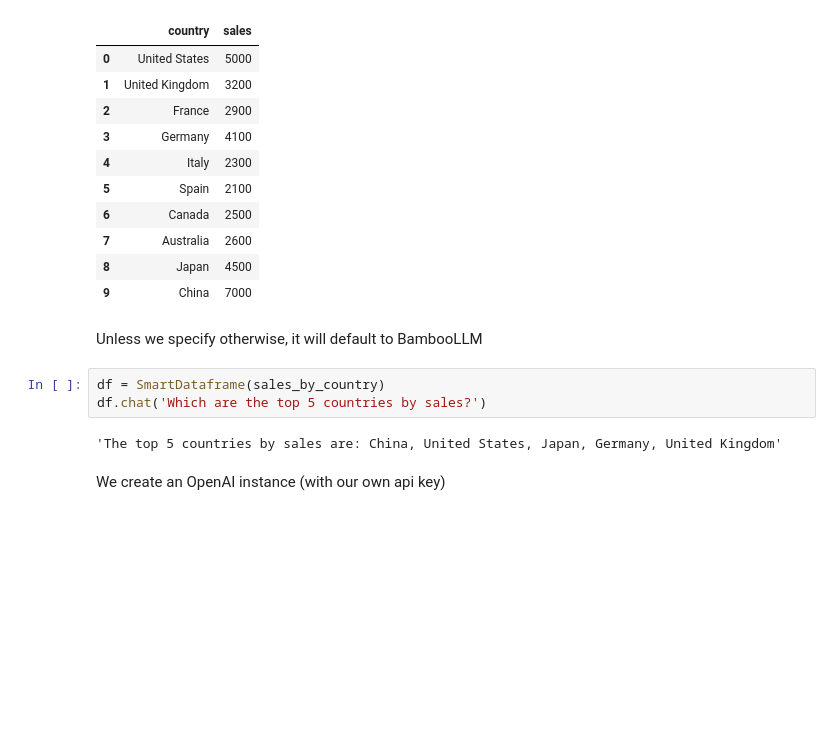
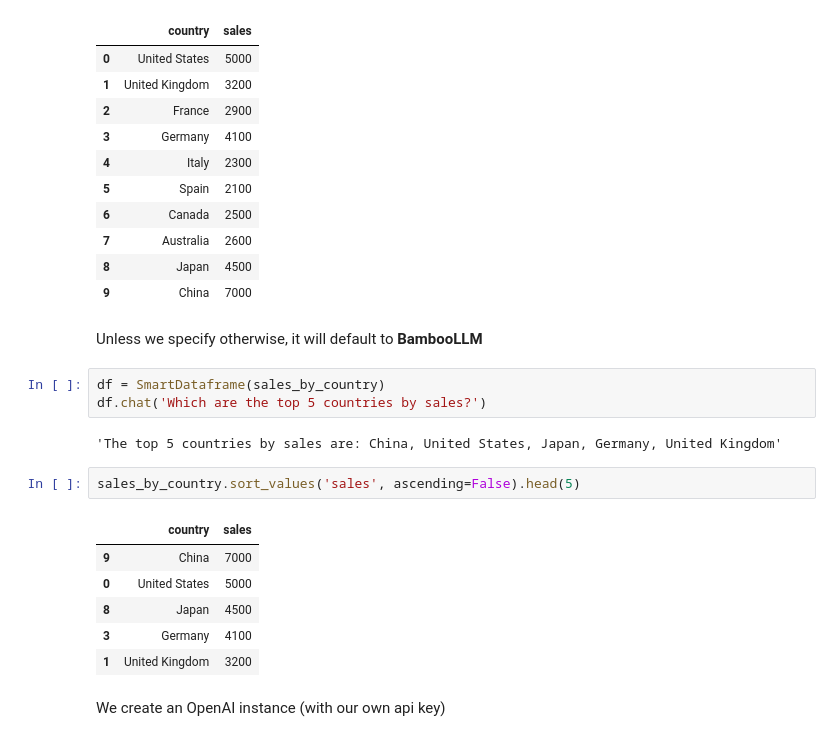
Before and after one commit to DataForScience/LLM4DS, a Jupyter notebook: 5. PandasAI.ipynb, the cells around one changed output. Cells and saved outputs as stored; diff of their text form; blank space fills up the shorter version.

```diff
--- a/5. PandasAI.ipynb
+++ b/5. PandasAI.ipynb
@@ -75,12 +72,21 @@ sales_by_country
 | 8 | Japan | 4500 |
 | 9 | China | 7000 |
 # %% [markdown]
-Unless we specify otherwise, it will default to BambooLLM
+Unless we specify otherwise, it will default to __BambooLLM__
 # %%
 df = SmartDataframe(sales_by_country)
 df.chat('Which are the top 5 countries by sales?')
 # %% [output]
 'The top 5 countries by sales are: China, United States, Japan, Germany, United Kingdom'
+# %%
+sales_by_country.sort_values('sales', ascending=False).head(5)
+# %% [output]
+|  | country | sales |
+| 9 | China | 7000 |
+| 0 | United States | 5000 |
+| 8 | Japan | 4500 |
+| 3 | Germany | 4100 |
+| 1 | United Kingdom | 3200 |
 # %% [markdown]
 We create an OpenAI instance (with our own api key)
 # %%
```
Also changed, not shown: parts of 10 cells of this notebook, 5 other files.
